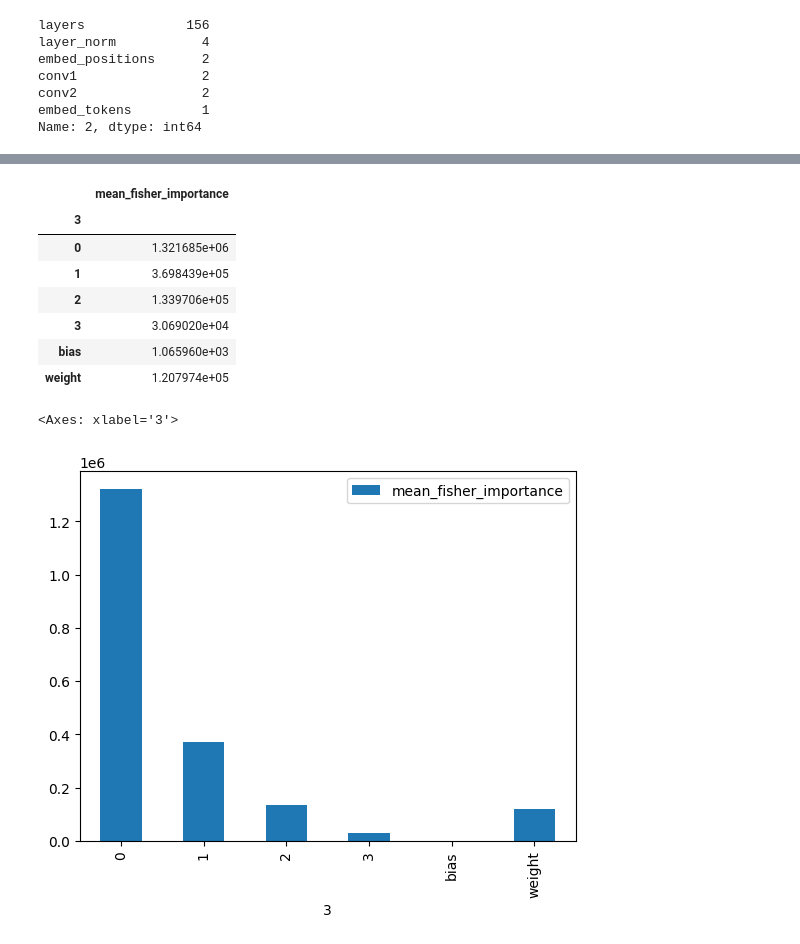
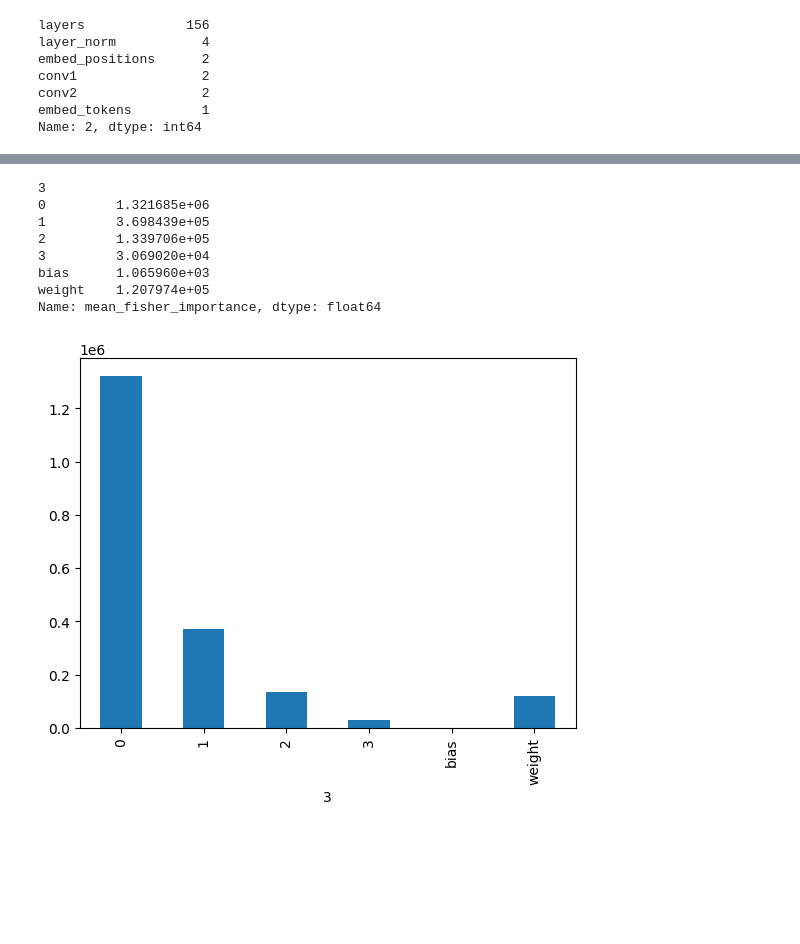
Before and after one commit to tonywu71/distilling-and-forgetting-in-large-pre-trained-models, a Jupyter notebook: notebooks/plot_fisher_importance.ipynb, the cells around one changed output, grey strips where cells are left out. Cells and saved outputs as stored; diff of their text form; code cells hidden in the pictures; blank space fills up the shorter version.

```diff
--- a/notebooks/plot_fisher_importance.ipynb
+++ b/notebooks/plot_fisher_importance.ipynb
@@ -3,2 +14,4 @@ import pandas as pd
 # %%
-df = pd.read_csv("ewc_fisher_params.csv")
+df = pd.read_csv("outputs/ewc_fisher_params.csv")
+
+df
@@ -79,16 +73,15 @@ df.groupby(1).mean()
 # %%
-df[df[1]=="decoder"].groupby(3).mean()
+df[df[1]=="decoder"].groupby(3)["mean_fisher_importance"].mean()
 # %% [output]
-|  | mean_fisher_importance |
-| 3 |  |
-| 0 | 1.321685e+06 |
-| 1 | 3.698439e+05 |
-| 2 | 1.339706e+05 |
-| 3 | 3.069020e+04 |
-| bias | 1.065960e+03 |
-| weight | 1.207974e+05 |
+3
+0         1.321685e+06
+1         3.698439e+05
+2         1.339706e+05
+3         3.069020e+04
+bias      1.065960e+03
+weight    1.207974e+05
+Name: mean_fisher_importance, dtype: float64
 # %%
-df[df[1]=="decoder"].groupby(3).mean().plot.bar()
+df[df[1]=="decoder"].groupby(3)["mean_fisher_importance"].mean().plot.bar();
 # %% [output]
-<Axes: xlabel='3'>
-[figure, old version]
+[figure, new version]
```
Also changed, not shown: parts of 15 cells of this notebook.
